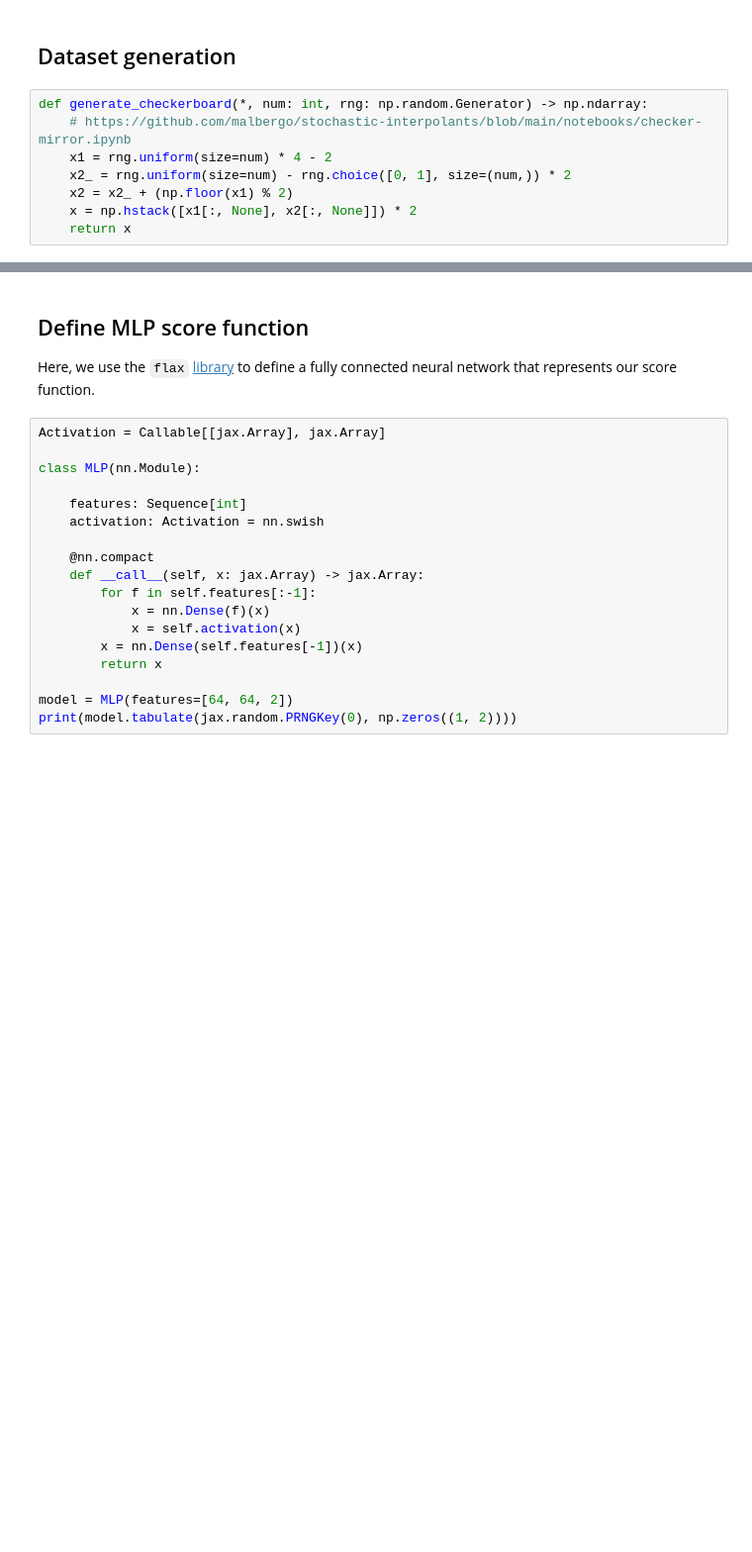
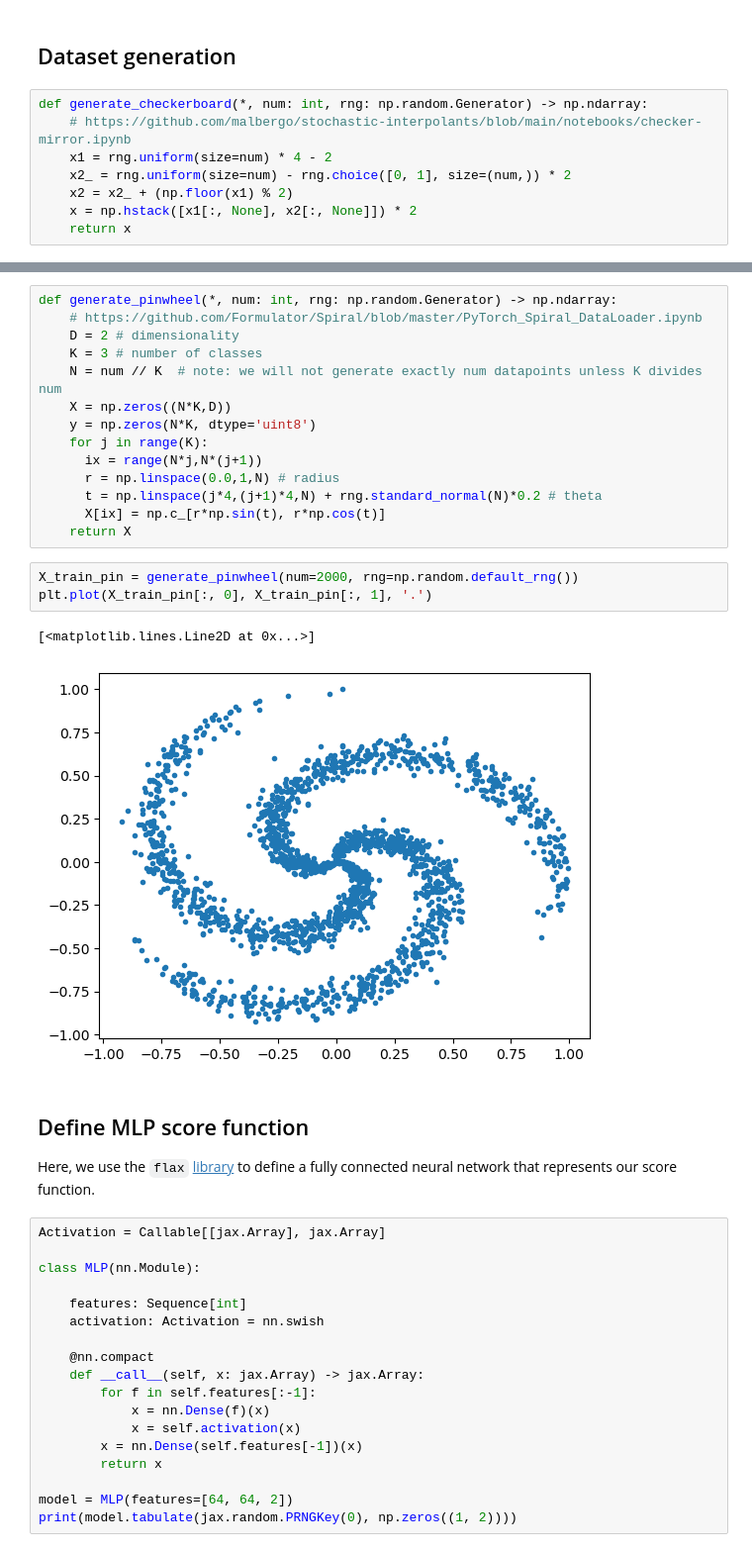
Before and after one commit to AltmanMa/EE-660-HW5, a Jupyter notebook: denoising_score_matching.ipynb, the cells around one changed output, grey strips where cells are left out. Shown at 99% size. Saved outputs shown, nothing was run; the diff lists cells and outputs as text; blank space fills up the shorter version.

```diff
--- a/denoising_score_matching.ipynb
+++ b/denoising_score_matching.ipynb
@@ -33,3 +33,23 @@ plt.plot(X_train[:, 0], X_train[:, 1], '.')
+# %%
+def generate_pinwheel(*, num: int, rng: np.random.Generator) -> np.ndarray:
+    # https://github.com/Formulator/Spiral/blob/master/PyTorch_Spiral_DataLoader.ipynb
+    D = 2 # dimensionality
+    K = 3 # number of classes
+    N = num // K  # note: we will not generate exactly num datapoints unless K divides num
+    X = np.zeros((N*K,D))
+    y = np.zeros(N*K, dtype='uint8')
+    for j in range(K):
+      ix = range(N*j,N*(j+1))
+      r = np.linspace(0.0,1,N) # radius
+      t = np.linspace(j*4,(j+1)*4,N) + rng.standard_normal(N)*0.2 # theta
+      X[ix] = np.c_[r*np.sin(t), r*np.cos(t)]
+    return X
+# %%
+X_train_pin = generate_pinwheel(num=2000, rng=np.random.default_rng())
+plt.plot(X_train_pin[:, 0], X_train_pin[:, 1], '.')
+# %% [output]
+[<matplotlib.lines.Line2D at 0x...>]
+[figure, added]
 # %% [markdown]
 ## Define MLP score function
 
```
Also changed, not shown: parts of 8 cells of this notebook.
